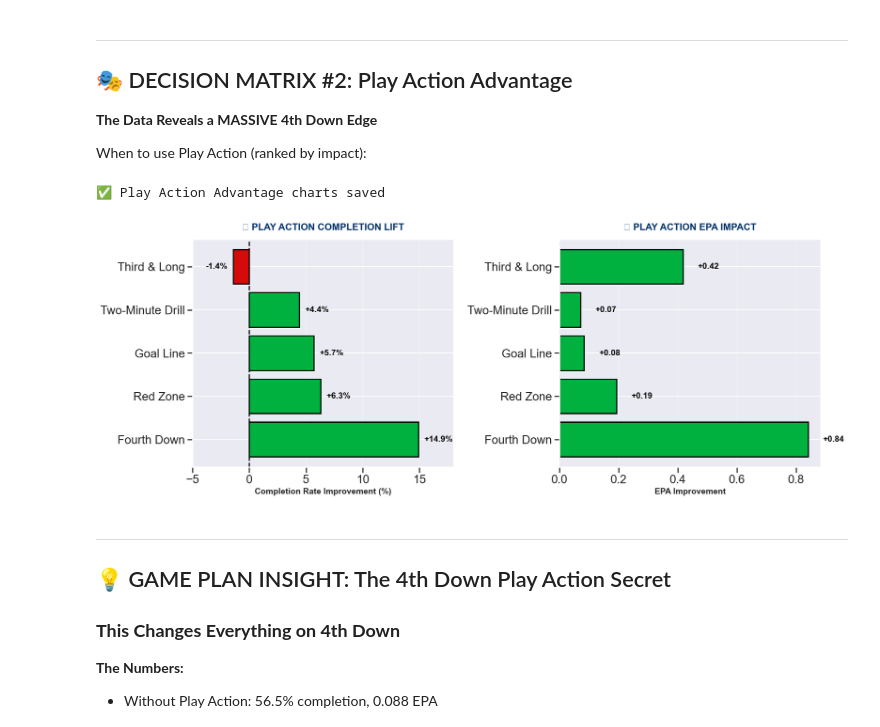
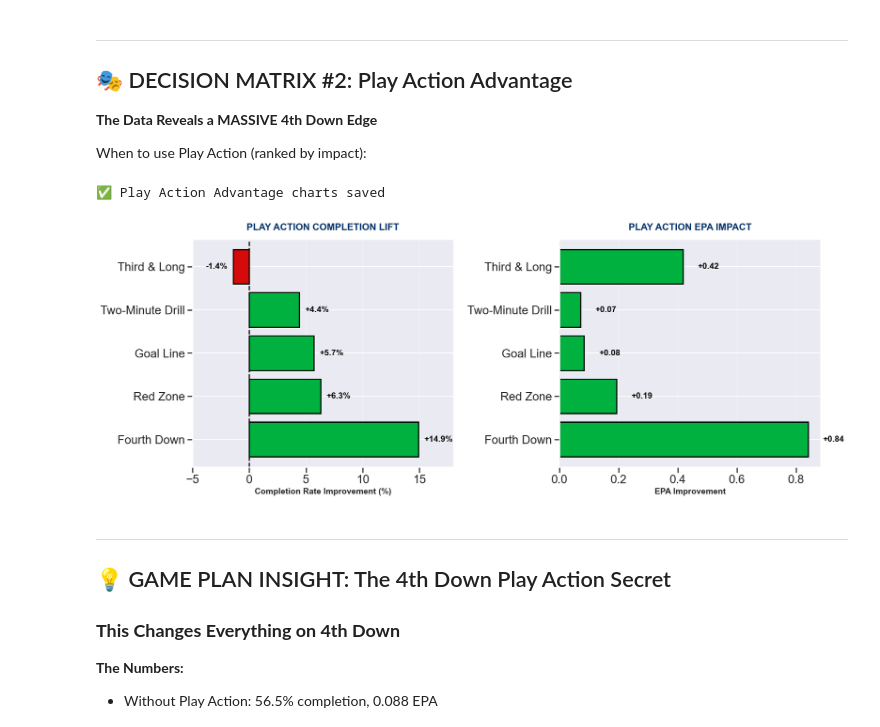
Before and after one commit to JZembower/NFL-Big-Data-Bowl-2026-Analytics-Challenge, a Jupyter notebook: specific analysis/Coaching.ipynb, the cells around one changed output. Saved outputs shown, nothing was run; the diff lists cells and outputs as text; code cells hidden in the pictures.

```diff
--- a/specific analysis/Coaching.ipynb
+++ b/specific analysis/Coaching.ipynb
@@ -174,36 +174,36 @@ for i, (bar, val) in enumerate(zip(bars1, improvement)):
              fontsize=14, weight='bold', color='black')
 
 ax1.set_xlabel('Completion Rate Improvement (%)', fontsize=14, weight='bold')
-ax1.set_title('🎭 PLAY ACTION COMPLETION LIFT', fontsize=16, weight='bold', color=NFL_BLUE, pad=15)
+ax1.set_title('PLAY ACTION COMPLETION LIFT', fontsize=16, weight='bold', color=NFL_BLUE, pad=15)
 ax1.axvline(0, color='black', linewidth=2, linestyle='--')
 ax1.grid(axis='x', alpha=0.3)
 ax1.set_xlim(-5, 18)
 
 # Chart 2: EPA Improvement
 epa_improvement = pa_sorted['epa_improvement']
 colors_epa = [NFL_GREEN if x > 0 else NFL_RED for x in epa_improvement]
 
 bars2 = ax2.barh(situations, epa_improvement, color=colors_epa, edgecolor='black', linewidth=2)
 
 # Add value labels
 for i, (bar, val) in enumerate(zip(bars2, epa_improvement)):
     label_x = val + 0.05 if val > 0 else val - 0.05
     ax2.text(label_x, i, f"{val:+.2f}",
              va='center', ha='left' if val > 0 else 'right',
              fontsize=14, weight='bold', color='black')
 
 ax2.set_xlabel('EPA Improvement', fontsize=14, weight='bold')
-ax2.set_title('📈 PLAY ACTION EPA IMPACT', fontsize=16, weight='bold', color=NFL_BLUE, pad=15)
+ax2.set_title('PLAY ACTION EPA IMPACT', fontsize=16, weight='bold', color=NFL_BLUE, pad=15)
 ax2.axvline(0, color='black', linewidth=2, linestyle='--')
 ax2.grid(axis='x', alpha=0.3)
 
 plt.tight_layout()
 plt.savefig(dir/ 'play_action_advantage.png', dpi=300, bbox_inches='tight')
 print('✅ Play Action Advantage charts saved')
 plt.show()
 # %% [output]
 ✅ Play Action Advantage charts saved
-[figure, old version]
+[figure, new version]
 # %% [markdown]
 ---
 
```
Also changed, not shown: parts of 3 cells of this notebook, 4 other files.
